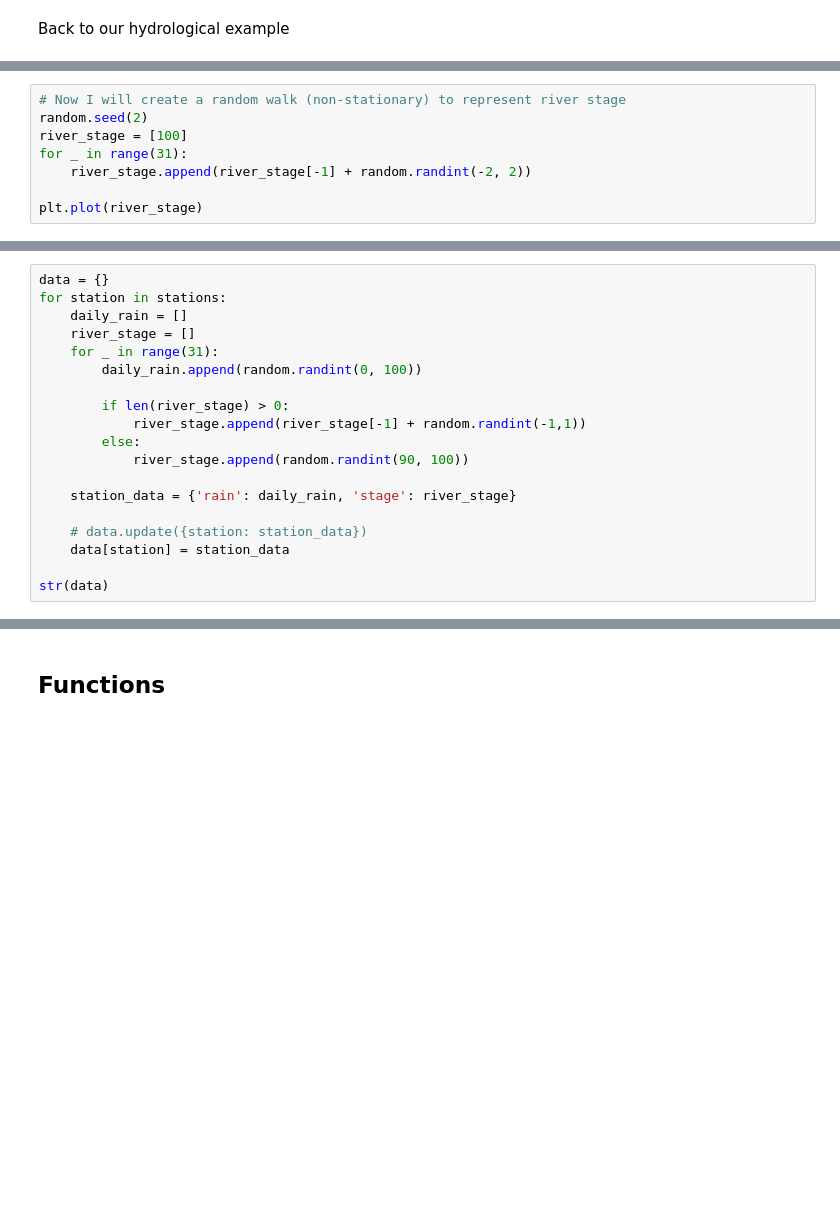
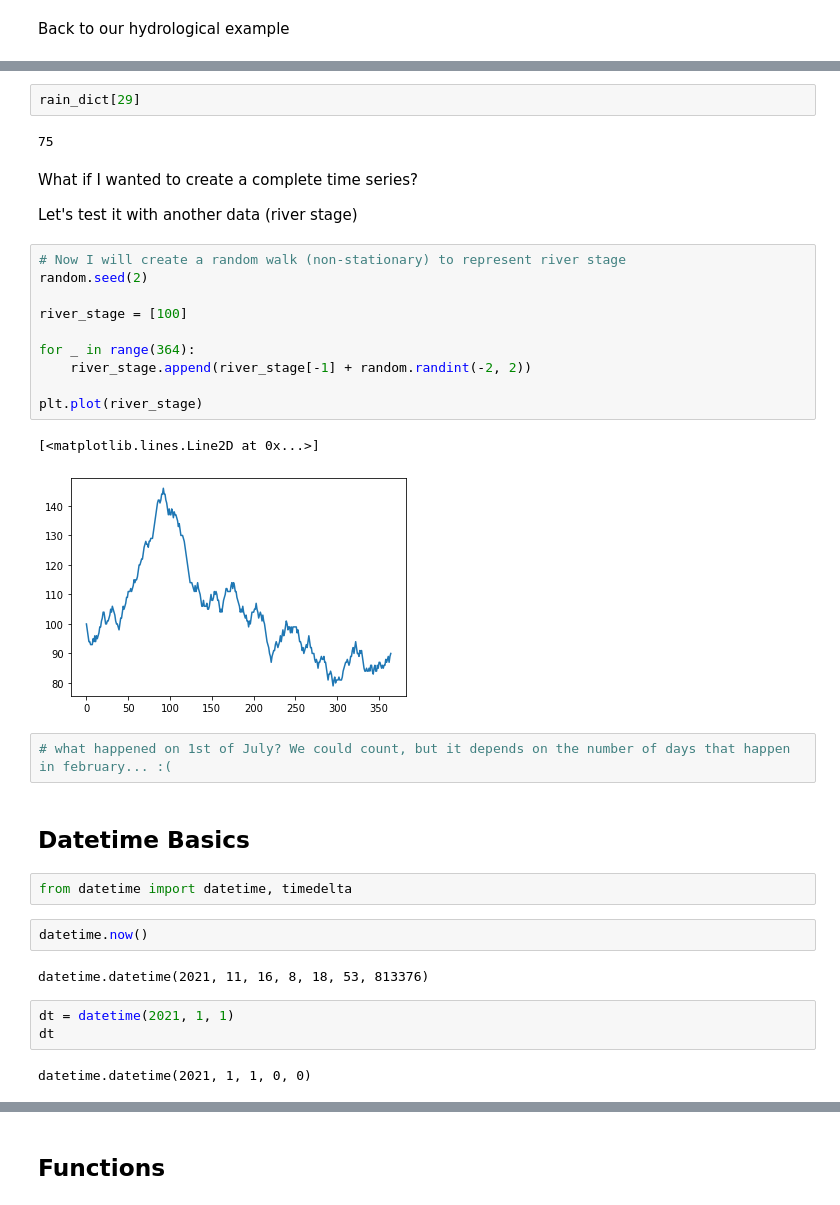
Before and after one commit to cordmaur/PythonForScientists, a Jupyter notebook: Python4Scientists_Lesson2.ipynb, the cells around one changed output, grey strips where cells are left out. Cells and saved outputs as stored; diff of their text form; blank space fills up the shorter version.

```diff
--- a/Python4Scientists_Lesson2.ipynb
+++ b/Python4Scientists_Lesson2.ipynb
@@ -383,8 +374,0 @@ str(day_of_month), str(daily_rain)
-# %%
-# Now I will create a random walk (non-stationary) to represent river stage
-random.seed(2)
-river_stage = [100]
-for _ in range(31):
-    river_stage.append(river_stage[-1] + random.randint(-2, 2))
-
-plt.plot(river_stage)
@@ -432,19 +374,0 @@ data
-# %%
-data = {}
-for station in stations:
-    daily_rain = []
-    river_stage = []
-    for _ in range(31):
-        daily_rain.append(random.randint(0, 100))
-
-        if len(river_stage) > 0:
-            river_stage.append(river_stage[-1] + random.randint(-1,1))
-        else:
-            river_stage.append(random.randint(90, 100))
-
-    station_data = {'rain': daily_rain, 'stage': river_stage}
-
-    # data.update({station: station_data})
-    data[station] = station_data
-
-str(data)
@@ -500,0 +407,36 @@ HELP!!!! Its getting too complicated...
+# %%
+rain_dict[29]
+# %% [output]
+75
+# %% [markdown]
+What if I wanted to create a complete time series?
+
+Let's test it with another data (river stage)
+# %%
+# Now I will create a random walk (non-stationary) to represent river stage
+random.seed(2)
+
+river_stage = [100]
+
+for _ in range(364):
+    river_stage.append(river_stage[-1] + random.randint(-2, 2))
+
+plt.plot(river_stage)
+# %% [output]
+[<matplotlib.lines.Line2D at 0x...>]
+[figure, added]
+# %%
+# what happened on 1st of July? We could count, but it depends on the number of days that happen in february... :(
+# %% [markdown]
+## Datetime Basics
+# %%
+from datetime import datetime, timedelta
+# %%
+datetime.now()
+# %% [output]
+datetime.datetime(2021, 11, 16, 8, 18, 53, 813376)
+# %%
+dt = datetime(2021, 1, 1)
+dt
+# %% [output]
+datetime.datetime(2021, 1, 1, 0, 0)
```
Also changed, not shown: parts of 53 cells of this notebook.
